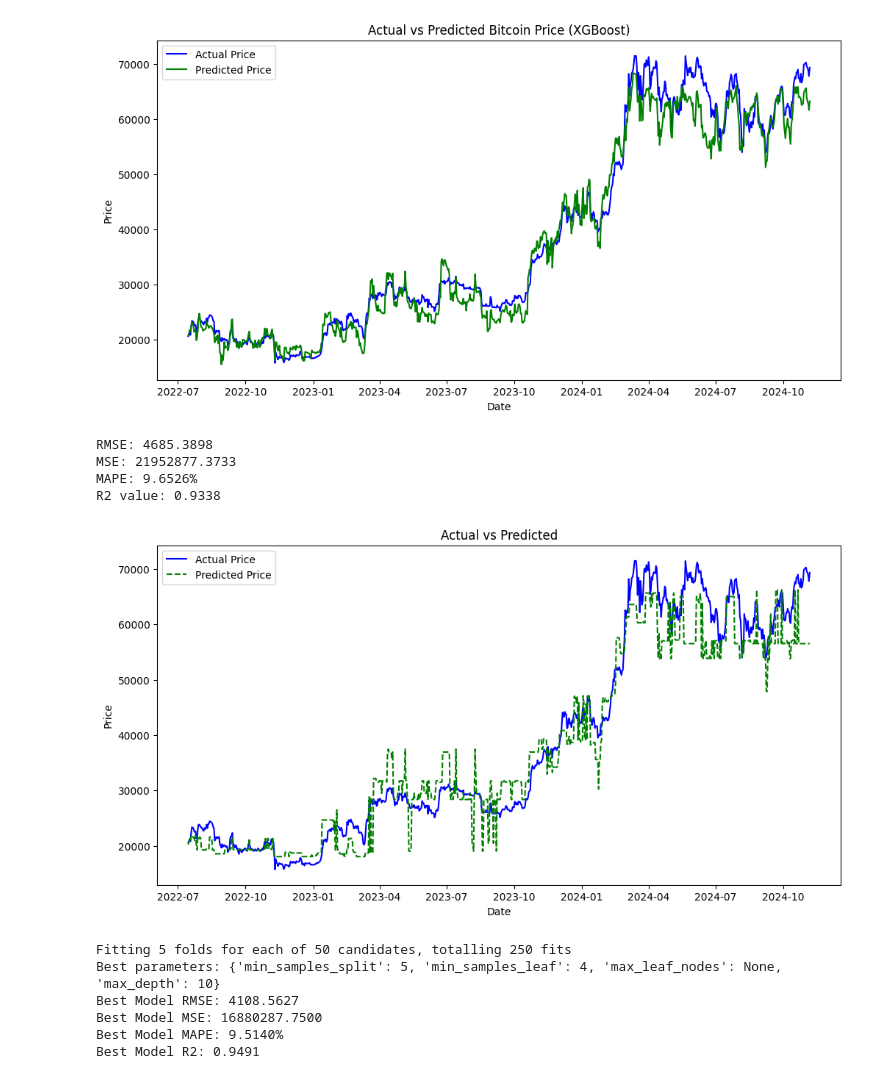
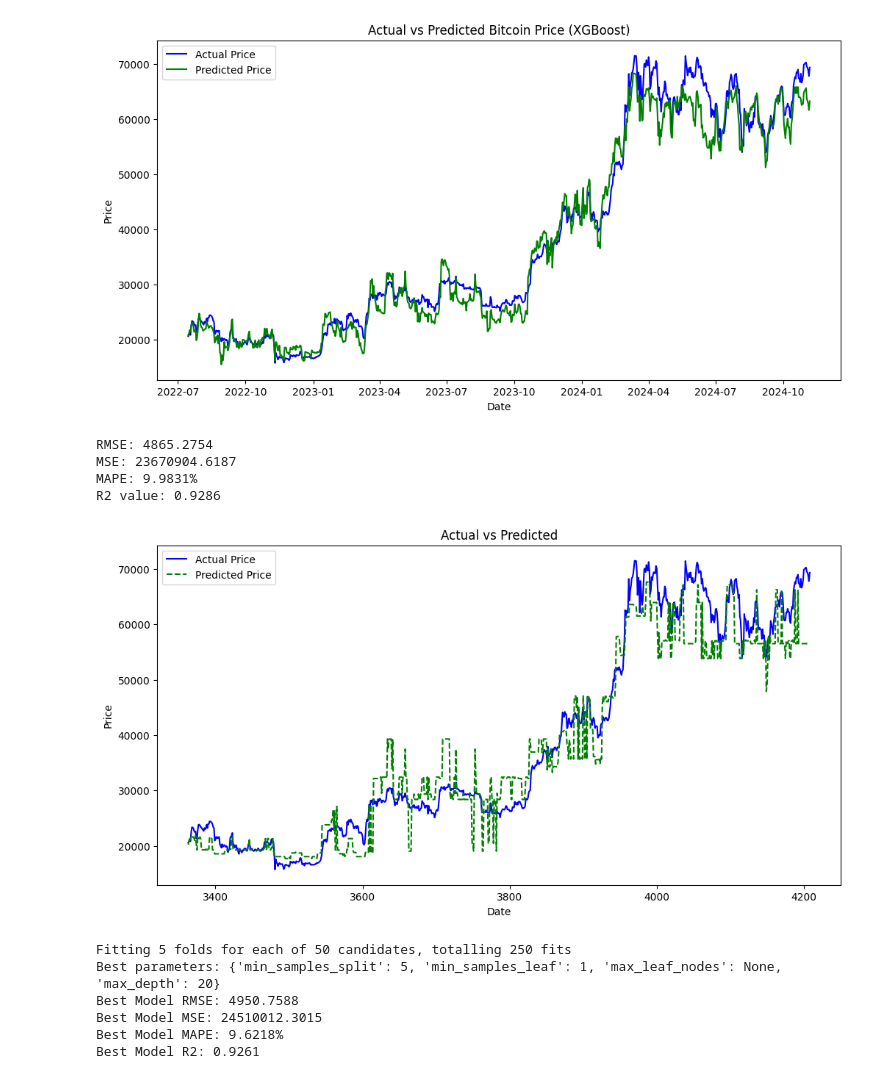
Before and after one commit to SaiTejaBorgam/Data-Science-Project, a Jupyter notebook: Project code.ipynb, the cells around one changed output. Drawn from its saved outputs; the diff is of its cells as text; code cells hidden in the pictures.

```diff
--- a/Project code.ipynb
+++ b/Project code.ipynb
@@ -780,44 +780,44 @@ y = Bitcoin_TI[target]
 
 X_train, X_test, y_train, y_test = train_test_split(X, y, test_size=0.2, shuffle=False)
 
-imputer = SimpleImputer(strategy='mean')
-X_train_nonan = imputer.fit_transform(X_train)
-X_test_nonan = imputer.transform(X_test)
+#imputer = SimpleImputer(strategy='mean')
+#X_train_nonan = imputer.fit_transform(X_train)
+#X_test_nonan = imputer.transform(X_test)
 
 scaler = StandardScaler()
-X_train_scaled = scaler.fit_transform(X_train_nonan)
-X_test_scaled = scaler.transform(X_test_nonan)
+X_train_scaled = scaler.fit_transform(X_train)
+X_test_scaled = scaler.transform(X_test)
 
 model = DecisionTreeRegressor(random_state=10) #using all default values
 model.fit(X_train_scaled, y_train)
 
 y_pred = model.predict(X_test_scaled)
 
 mse = mean_squared_error(y_test, y_pred)
 mae = mean_absolute_error(y_test, y_pred)
 r2 = r2_score(y_test, y_pred)
 rmse = np.sqrt(mse)
 mape = np.mean(np.abs((y_test - y_pred) / y_test)) * 100
 
 print(f"RMSE: {rmse:.4f}")
 print(f"MSE: {mse:.4f}")
 print(f"MAPE: {mape:.4f}%")
 print(f"R2 value: {r2:.4f}")
 
 plt.figure(figsize=(12, 6))
 plt.plot(y_test.index, y_test, label="Actual Price", color='blue')
-plt.plot(y_test.index, y_pred, label="Predicted Price", linestyle='--', color='green')
+plt.plot(y_test.index, y_pred, label="Predicted Price",linestyle='--',color='green')
 plt.title('Actual vs Predicted')
 plt.xlabel('Date')
 plt.ylabel('Price')
 plt.legend()
 plt.show()
 # %% [output]
-RMSE: 4685.3898
-MSE: 21952877.3733
-MAPE: 9.6526%
-R2 value: 0.9338
+RMSE: 4865.2754
+MSE: 23670904.6187
+MAPE: 9.9831%
+R2 value: 0.9286
-[figure, old version]
+[figure, new version]
 # %%
 features = ['SMA_50', 'SMA_200', 'EMA_20', 'EMA_50', 'BB_Upper', 'BB_Lower', 'RSI', 'MACD_Histogram', 'OBV', '%K', '%D']
 target = 'price'
@@ -827,13 +827,13 @@ y = Bitcoin_TI[target]
 
 X_train, X_test, y_train, y_test = train_test_split(X, y, test_size=0.2, shuffle=False)
 
-imputer = SimpleImputer(strategy='mean')
-X_train_nonan = imputer.fit_transform(X_train)
-X_test_nonan = imputer.transform(X_test)
+#imputer = SimpleImputer(strategy='constant')
+#X_train_nonan = imputer.fit_transform(X_train)
+#X_test_nonan = imputer.transform(X_test)
 
 scaler = StandardScaler()
-X_train_scaled = scaler.fit_transform(X_train_nonan)
-X_test_scaled = scaler.transform(X_test_nonan)
+X_train_scaled = scaler.fit_transform(X_train)
+X_test_scaled = scaler.transform(X_test)
 
 model = DecisionTreeRegressor(random_state=10)
 
@@ -866,8 +866,8 @@ print(f"Best Model MAPE: {mape_best:.4f}%")
 print(f"Best Model R2: {r2_best:.4f}")
 # %% [output]
 Fitting 5 folds for each of 50 candidates, totalling 250 fits
-Best parameters: {'min_samples_split': 5, 'min_samples_leaf': 4, 'max_leaf_nodes': None, 'max_depth': 10}
-Best Model RMSE: 4108.5627
-Best Model MSE: 16880287.7500
-Best Model MAPE: 9.5140%
-Best Model R2: 0.9491
+Best parameters: {'min_samples_split': 5, 'min_samples_leaf': 1, 'max_leaf_nodes': None, 'max_depth': 20}
+Best Model RMSE: 4950.7588
+Best Model MSE: 24510012.3015
+Best Model MAPE: 9.6218%
+Best Model R2: 0.9261
```
Also changed, not shown: parts of 1 cell of this notebook.
